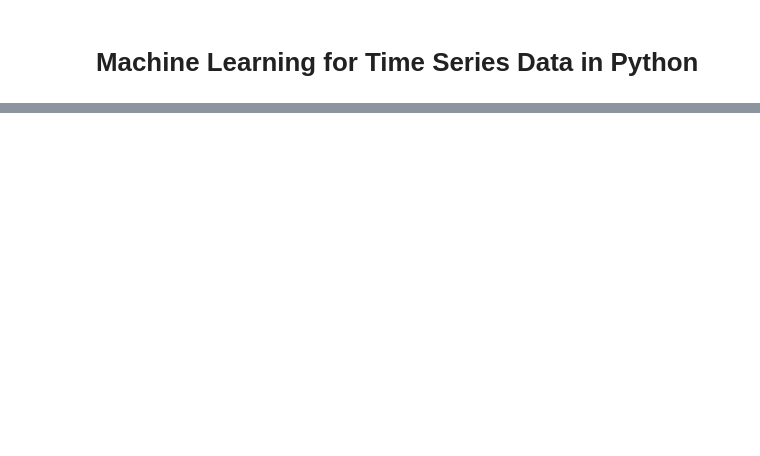
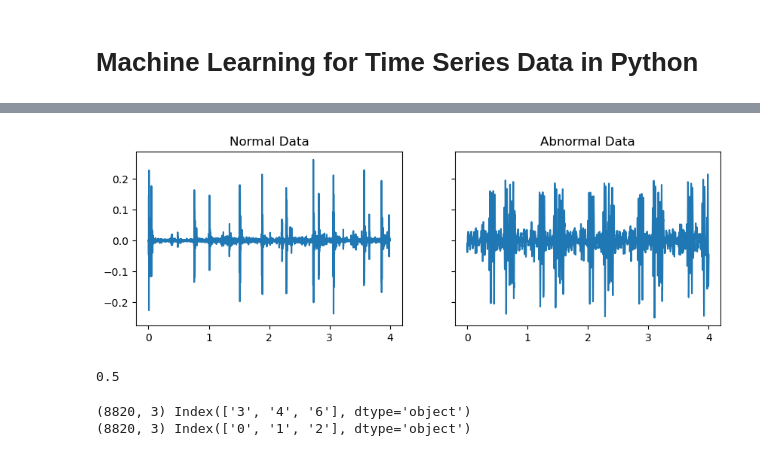
Before and after one commit to rpitchumani/datacamp, a Jupyter notebook: machine-learning-for-time-series-data-in-python/Chapter_2_Machine_Learning_for_Time_Series_Data_in_Python.ipynb, the cells around one changed output, grey strips where cells are left out. Cells and saved outputs as stored; diff of their text form; code cells hidden in the pictures; blank space fills up the shorter version.

```diff
--- a/machine-learning-for-time-series-data-in-python/Chapter_2_Machine_Learning_for_Time_Series_Data_in_Python.ipynb
+++ b/machine-learning-for-time-series-data-in-python/Chapter_2_Machine_Learning_for_Time_Series_Data_in_Python.ipynb
@@ -141,3 +2,0 @@ data
-# %%
-sns.set(style="whitegrid")
-sns.scatterplot(x="petal length (cm)", y="petal width (cm)", hue="target", data=data)
@@ -202,3 +2,0 @@ housing.shape
-# %%
-sns.set(style="whitegrid")
-sns.scatterplot(x="HouseAge", y="AveRooms", data=housing)
@@ -428,0 +77,14 @@ date
+# %%
+# Average across the audio files of each DataFrame
+mean_normal = np.mean(normal, axis=1)
+mean_abnormal = np.mean(abnormal, axis=1)
+
+# Plot each average over time
+fig, (ax1, ax2) = plt.subplots(1, 2, figsize=(10, 3), sharey=True)
+ax1.plot(time, mean_normal)
+ax1.set(title="Normal Data")
+ax2.plot(time, mean_abnormal)
+ax2.set(title="Abnormal Data")
+plt.show()
+# %% [output]
+[figure, added]
@@ -428,0 +108,20 @@ date
+# %%
+# Initialize and fit the model
+model = LinearSVC(dual="auto")
+model.fit(X_train, y_train)
+
+# Generate predictions and score them manually
+predictions = model.predict(X_test)
+print(sum(predictions == y_test.squeeze()) / len(y_test))
+# %% [output]
+0.5
+# %%
+normal = pd.read_csv("normal_sound.csv", index_col=0)
+abnormal = pd.read_csv("abnormal_sound.csv", index_col=0)
+sfreq = 2205
+time = np.arange(normal.shape[0]) / sfreq
+print(normal.shape, normal.columns)
+print(abnormal.shape, abnormal.columns)
+# %% [output]
+(8820, 3) Index(['3', '4', '6'], dtype='object')
+(8820, 3) Index(['0', '1', '2'], dtype='object')
```
Also changed, not shown: parts of 42 cells of this notebook, 46 other files.
